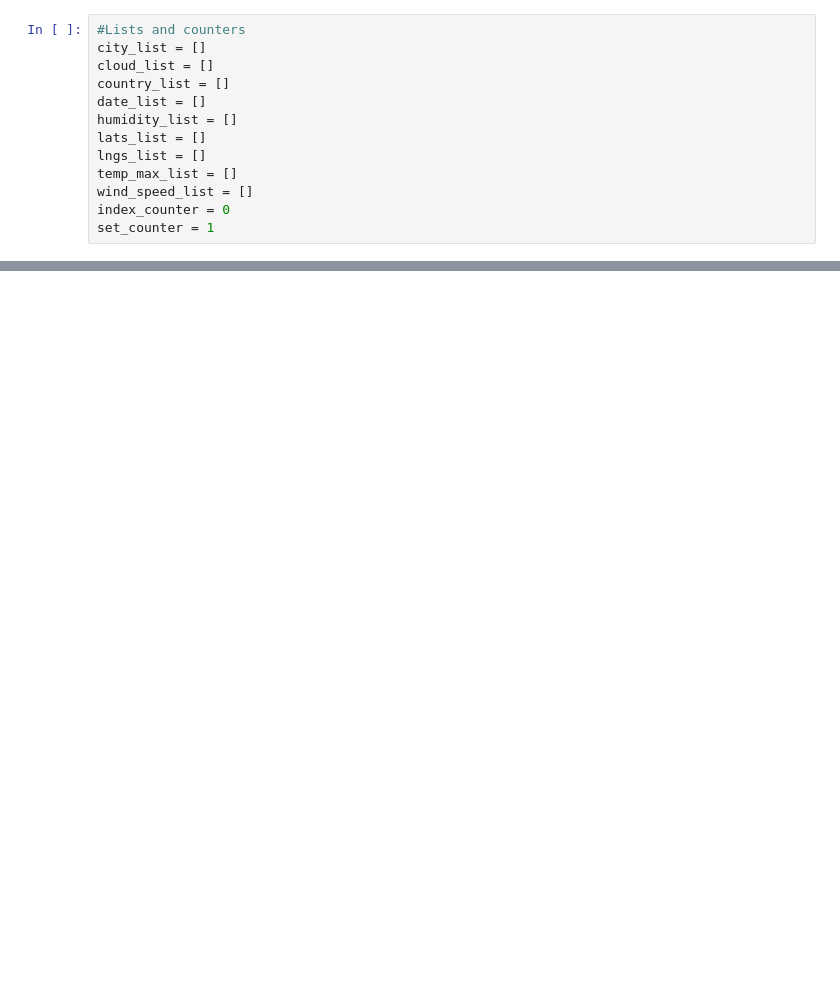
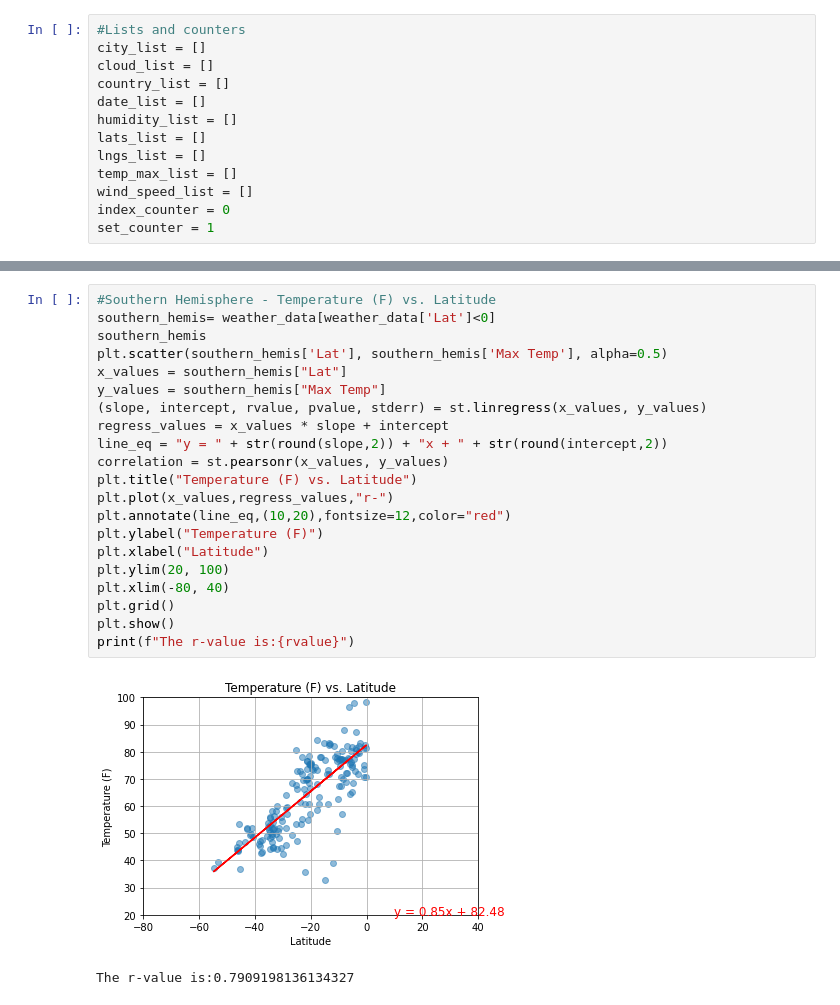
Before and after one commit to HarshitaRahul/Python-api-challenge, a Jupyter notebook: weather/WeatherPy.ipynb, the cells around one changed output, grey strips where cells are left out. Drawn from its saved outputs; the diff is of its cells as text; blank space fills up the shorter version.

Commit message:
Completed WeatherPy

```diff
--- a/weather/WeatherPy.ipynb
+++ b/weather/WeatherPy.ipynb
@@ -293,0 +301,24 @@ SyntaxError: invalid syntax (<ipython-input-99-264c3e69ca54>, line 12)
+# %%
+#Southern Hemisphere - Temperature (F) vs. Latitude
+southern_hemis= weather_data[weather_data['Lat']<0]
+southern_hemis
+plt.scatter(southern_hemis['Lat'], southern_hemis['Max Temp'], alpha=0.5)
+x_values = southern_hemis["Lat"]
+y_values = southern_hemis["Max Temp"]
+(slope, intercept, rvalue, pvalue, stderr) = st.linregress(x_values, y_values)
+regress_values = x_values * slope + intercept
+line_eq = "y = " + str(round(slope,2)) + "x + " + str(round(intercept,2))
+correlation = st.pearsonr(x_values, y_values)
+plt.title("Temperature (F) vs. Latitude")
+plt.plot(x_values,regress_values,"r-")
+plt.annotate(line_eq,(10,20),fontsize=12,color="red")
+plt.ylabel("Temperature (F)")
+plt.xlabel("Latitude")
+plt.ylim(20, 100)
+plt.xlim(-80, 40)
+plt.grid()
+plt.show()
+print(f"The r-value is:{rvalue}")
+# %% [output]
+[figure, added]
+The r-value is:0.7909198136134327
```
Also changed, not shown: parts of 18 cells of this notebook.
